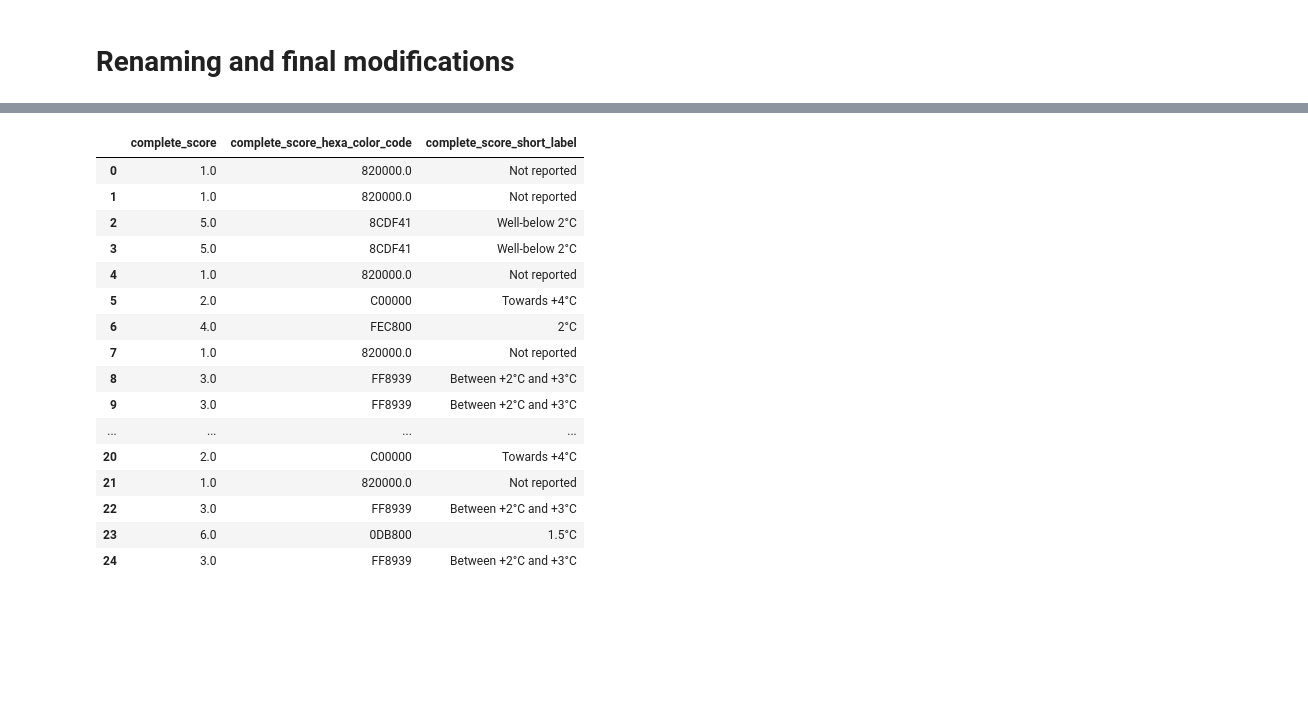
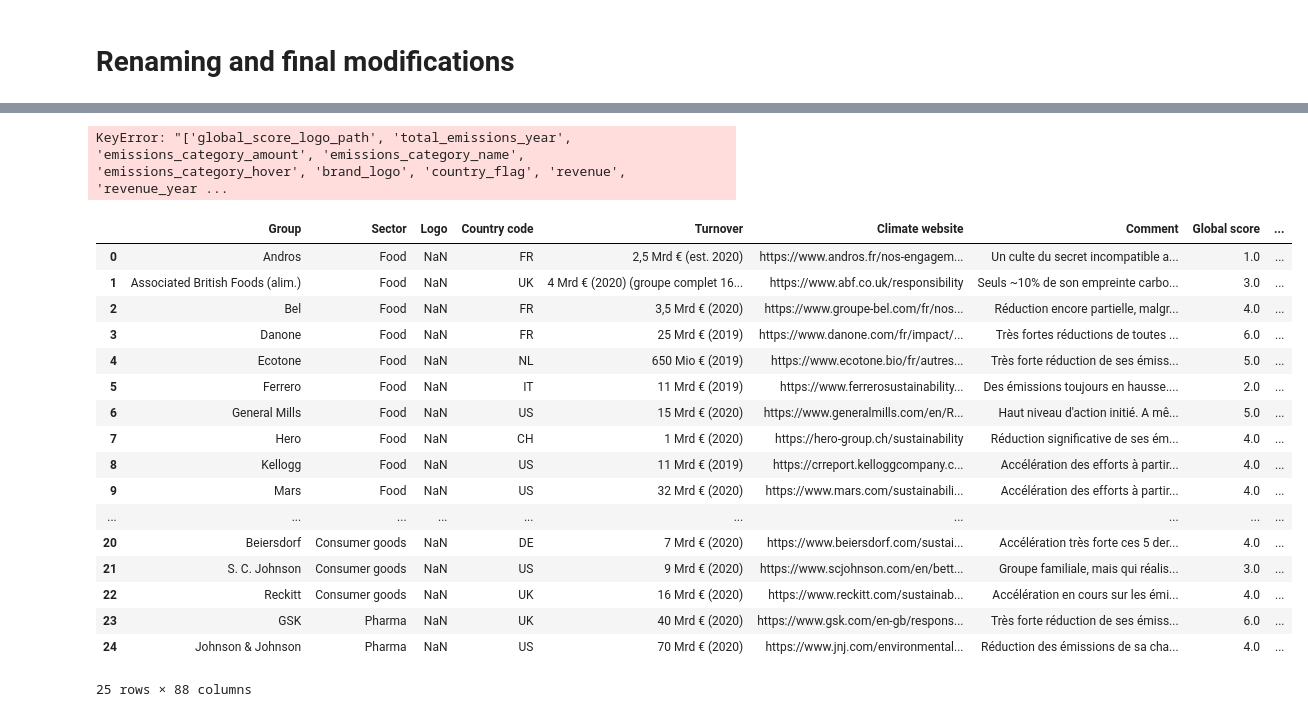
Before and after one commit to dataforgoodfr/batch10_notaclimat, a Jupyter notebook: data_engineering/data_engineering_1.ipynb, the cells around one changed output, grey strips where cells are left out. Drawn from its saved outputs; the diff is of its cells as text; code cells hidden in the pictures; blank space fills up the shorter version.

Commit message:
feat: almost finishing the inclusion of all of data viz variables

```diff
--- a/data_engineering/data_engineering_1.ipynb
+++ b/data_engineering/data_engineering_1.ipynb
@@ -79,5 +77,5 @@ for (k,group) in enumerate(list_groups):
     top_5_brands_logos.append(group_5_brand_logo)
 
 
-df_final[["Top brand 1","Top brand 2","Top brand 3","Top brand 4","Top brand 5"]] = top_5_brands_names
+df_final["top_brands"] = top_5_brands_names
 df_final[["Logo brand 1","Logo brand 2","Logo brand 3","Logo brand 4","Logo brand 5"]] = top_5_brands_logos
@@ -172,0 +192,3 @@ df_direct_complete_score
+# %%
+df_direct_commitment = df_direct_commitment.set_index("Direct or complete score")
+df_direct_commitment
@@ -452,20 +579,0 @@ df_data_viz[["direct_score","direct_score_hexa_color_code","direct_score_short_l
-# %%
-df_data_viz[["complete_score","complete_score_hexa_color_code","complete_score_short_label"]]
-# %% [output]
-|  | complete_score | complete_score_hexa_color_code | complete_score_short_label |
-| 0 | 1.0 | 820000.0 | Not reported |
-| 1 | 1.0 | 820000.0 | Not reported |
-| 2 | 5.0 | 8CDF41 | Well-below 2°C |
-| 3 | 5.0 | 8CDF41 | Well-below 2°C |
-| 4 | 1.0 | 820000.0 | Not reported |
-| 5 | 2.0 | C00000 | Towards +4°C |
-| 6 | 4.0 | FEC800 | 2°C |
-| 7 | 1.0 | 820000.0 | Not reported |
-| 8 | 3.0 | FF8939 | Between +2°C and +3°C |
-| 9 | 3.0 | FF8939 | Between +2°C and +3°C |
-| ... | ... | ... | ... |
-| 20 | 2.0 | C00000 | Towards +4°C |
-| 21 | 1.0 | 820000.0 | Not reported |
-| 22 | 3.0 | FF8939 | Between +2°C and +3°C |
-| 23 | 6.0 | 0DB800 | 1.5°C |
-| 24 | 3.0 | FF8939 | Between +2°C and +3°C |
@@ -471,0 +592,25 @@ df_data_viz[["complete_score","complete_score_hexa_color_code","complete_score_s
+# %%
+df_data_viz[list_names_var_dataviz]
+# %% [output]
+KeyError: "['global_score_logo_path', 'total_emissions_year', 'emissions_category_amount', 'emissions_category_name', 'emissions_category_hover', 'brand_logo', 'country_flag', 'revenue', 'revenue_year ...
+# %%
+df_final
+# %% [output]
+|  | Group | Sector | Logo | Country code | Turnover | Climate website | Comment | Global score | ... |
+| 0 | Andros | Food | NaN | FR | 2,5 Mrd € (est. 2020) | https://www.andros.fr/nos-engagem... | Un culte du secret incompatible a... | 1.0 | ... |
+| 1 | Associated British Foods (alim.) | Food | NaN | UK | 4 Mrd € (2020) (groupe complet 16... | https://www.abf.co.uk/responsibility | Seuls ~10% de son empreinte carbo... | 3.0 | ... |
+| 2 | Bel | Food | NaN | FR | 3,5 Mrd € (2020) | https://www.groupe-bel.com/fr/nos... | Réduction encore partielle, malgr... | 4.0 | ... |
+| 3 | Danone | Food | NaN | FR | 25 Mrd € (2019) | https://www.danone.com/fr/impact/... | Très fortes réductions de toutes ... | 6.0 | ... |
+| 4 | Ecotone | Food | NaN | NL | 650 Mio € (2019) | https://www.ecotone.bio/fr/autres... | Très forte réduction de ses émiss... | 5.0 | ... |
+| 5 | Ferrero | Food | NaN | IT | 11 Mrd € (2019) | https://www.ferrerosustainability... | Des émissions toujours en hausse.... | 2.0 | ... |
+| 6 | General Mills | Food | NaN | US | 15 Mrd € (2020) | https://www.generalmills.com/en/R... | Haut niveau d'action initié. A mê... | 5.0 | ... |
+| 7 | Hero | Food | NaN | CH | 1 Mrd € (2020) | https://hero-group.ch/sustainability | Réduction significative de ses ém... | 4.0 | ... |
+| 8 | Kellogg | Food | NaN | US | 11 Mrd € (2019) | https://crreport.kelloggcompany.c... | Accélération des efforts à partir... | 4.0 | ... |
+| 9 | Mars | Food | NaN | US | 32 Mrd € (2020) | https://www.mars.com/sustainabili... | Accélération des efforts à partir... | 4.0 | ... |
+| ... | ... | ... | ... | ... | ... | ... | ... | ... | ... |
+| 20 | Beiersdorf | Consumer goods | NaN | DE | 7 Mrd € (2020) | https://www.beiersdorf.com/sustai... | Accélération très forte ces 5 der... | 4.0 | ... |
+| 21 | S. C. Johnson | Consumer goods | NaN | US | 9 Mrd € (2020) | https://www.scjohnson.com/en/bett... | Groupe familiale, mais qui réalis... | 3.0 | ... |
+| 22 | Reckitt | Consumer goods | NaN | UK | 16 Mrd € (2020) | https://www.reckitt.com/sustainab... | Accélération en cours sur les émi... | 4.0 | ... |
+| 23 | GSK | Pharma | NaN | UK | 40 Mrd € (2020) | https://www.gsk.com/en-gb/respons... | Très forte réduction de ses émiss... | 6.0 | ... |
+| 24 | Johnson & Johnson | Pharma | NaN | US | 70 Mrd € (2020) | https://www.jnj.com/environmental... | Réduction des émissions de sa cha... | 4.0 | ... |
+25 rows × 88 columns
```
Also changed, not shown: parts of 24 cells of this notebook, 1 other file.
